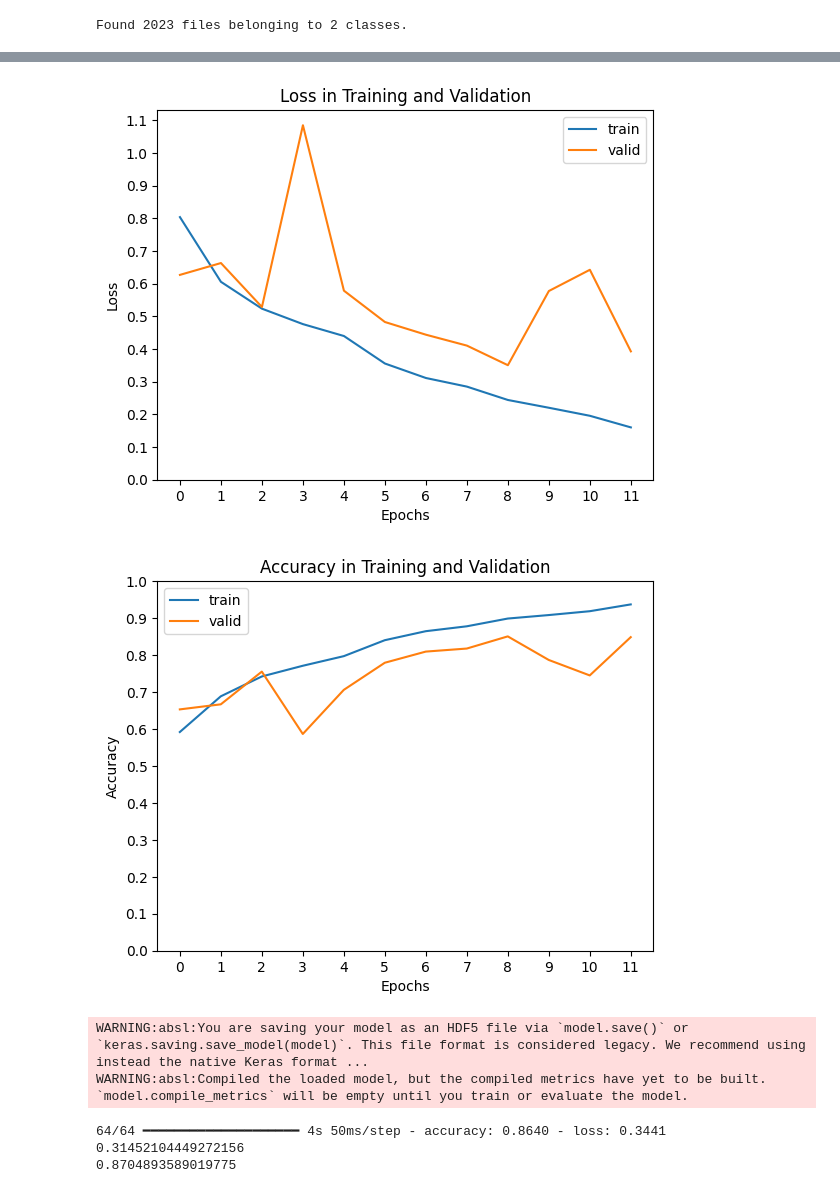
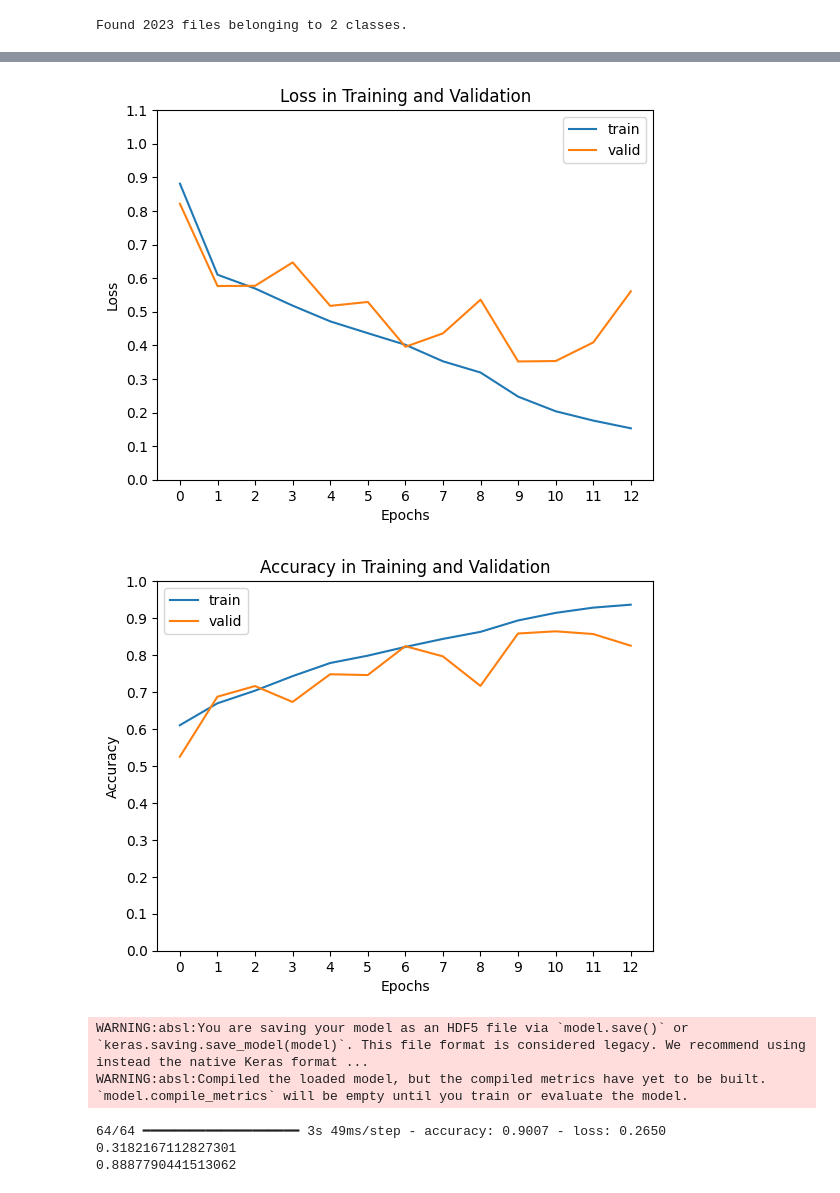
Before and after one commit to Bernardo-07/Convolutional-Neural-Network, a Jupyter notebook: main.ipynb, the cells around one changed output, grey strips where cells are left out. Cells and saved outputs as stored; diff of their text form; code cells hidden in the pictures.

```diff
--- a/main.ipynb
+++ b/main.ipynb
@@ -62,13 +63,13 @@ Using 12393 files for training.
 # %%
 
-valid_data = tf.keras.utils.image_dataset_from_directory(
+'''valid_data = tf.keras.utils.image_dataset_from_directory(
     'dataset/training',
-    validation_split=0.1,
+    validation_split=0.15,
     subset="validation",
     seed=42,
     image_size=(128, 128),
     batch_size=32
-)
+)'''
 # %% [output]
 Found 14580 files belonging to 2 classes.
 Using 1458 files for validation.
@@ -168,8 +169,8 @@ learning_rate_reduction = ReduceLROnPlateau(
 early_stopping = EarlyStopping(monitor='val_loss', patience=3, restore_best_weights=True, verbose= 0)
 # %%
 hist = model.fit(
-    train_data,
-    validation_data=valid_data,
+    train,
+    validation_data=valid,
     epochs=30,
     batch_size=32,
     shuffle=True,
@@ -197,31 +198,31 @@ Epoch 12/30
 # %%
 import matplotlib.pyplot as plt
 
 
 plt.plot(hist.history['loss'], label='train')
 plt.plot(hist.history['val_loss'], label='valid')
-plt.xticks(np.arange(0, 12, 1))
+plt.xticks(np.arange(0, 13, 1))
 plt.yticks(np.arange(0, 1.2, 0.1))
 plt.xlabel('Epochs')
 plt.ylabel('Loss')
 plt.legend()
 plt.title('Loss in Training and Validation')
 plt.show()
 
 
 if 'accuracy' in hist.history:
     plt.plot(hist.history['accuracy'], label='train')
     plt.plot(hist.history['val_accuracy'], label='valid')
-    plt.xticks(np.arange(0, 12, 1))
+    plt.xticks(np.arange(0, 13, 1))
     plt.yticks(np.arange(0, 1.1, 0.1))
     plt.xlabel('Epochs')
     plt.ylabel('Accuracy')
     plt.legend()
     plt.title('Accuracy in Training and Validation')
     plt.show()
 # %% [output]
-[figure, old version]
+[figure, new version]
-[figure, old version]
+[figure, new version]
 # %%
 from tensorflow.keras.models import load_model
 
@@ -232,12 +233,12 @@ new_model = load_model(os.path.join('models', 'nao_normalizado.h5'))
 WARNING:absl:You are saving your model as an HDF5 file via `model.save()` or `keras.saving.save_model(model)`. This file format is considered legacy. We recommend using instead the native Keras format ...
 WARNING:absl:Compiled the loaded model, but the compiled metrics have yet to be built. `model.compile_metrics` will be empty until you train or evaluate the model.
 # %%
-loss, acc = new_model.evaluate(test_data, batch_size=32)
+loss, acc = new_model.evaluate(test, batch_size=32)
 
 print(loss)
 print(acc)
 # %% [output]
-64/64 ━━━━━━━━━━━━━━━━━━━━ 4s 50ms/step - accuracy: 0.8640 - loss: 0.3441
-0.31452104449272156
-0.8704893589019775
+64/64 ━━━━━━━━━━━━━━━━━━━━ 3s 49ms/step - accuracy: 0.9007 - loss: 0.2650
+0.3182167112827301
+0.8887790441513062
 # %%
```
Also changed, not shown: parts of 6 cells of this notebook, 1 other file.
